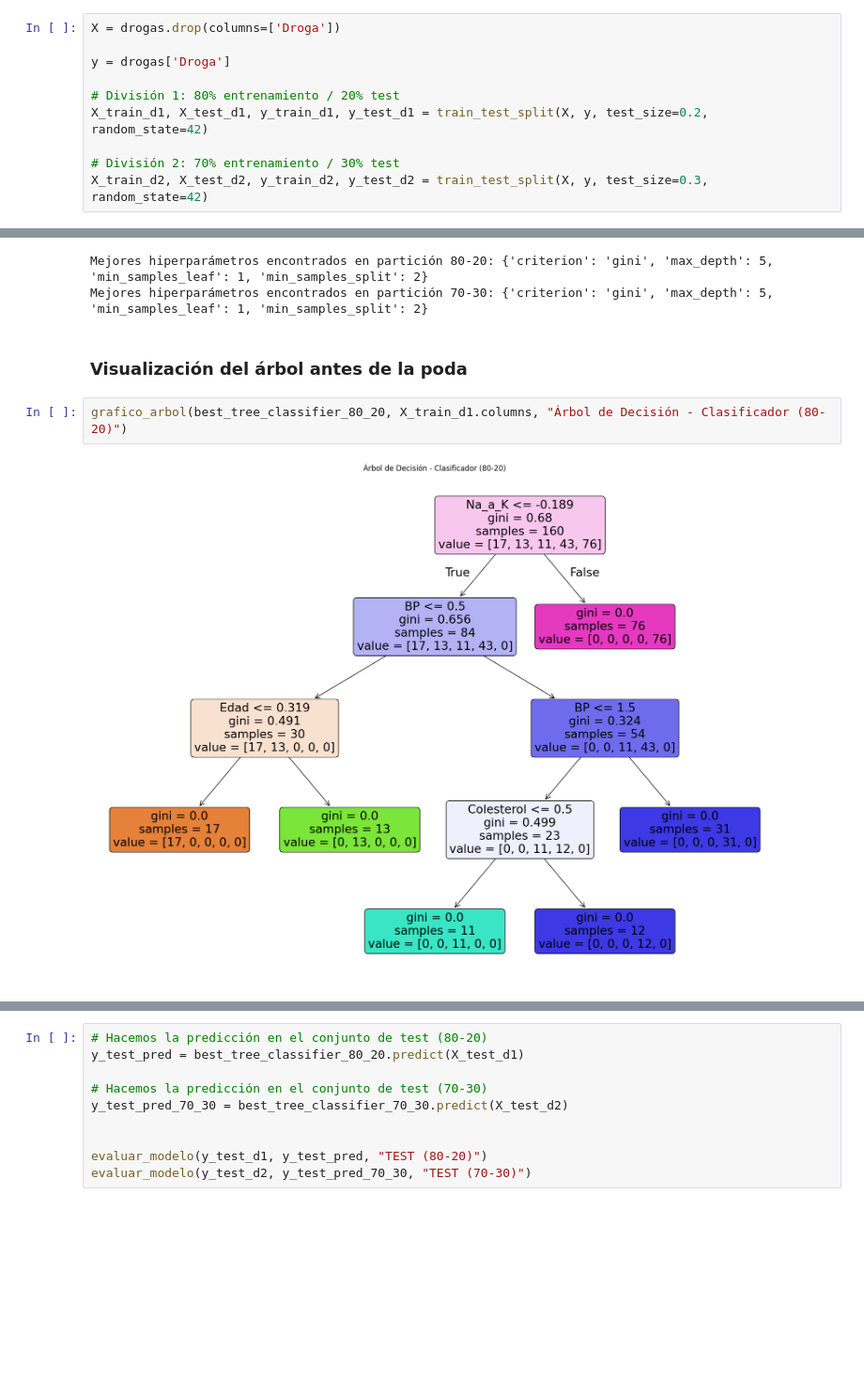
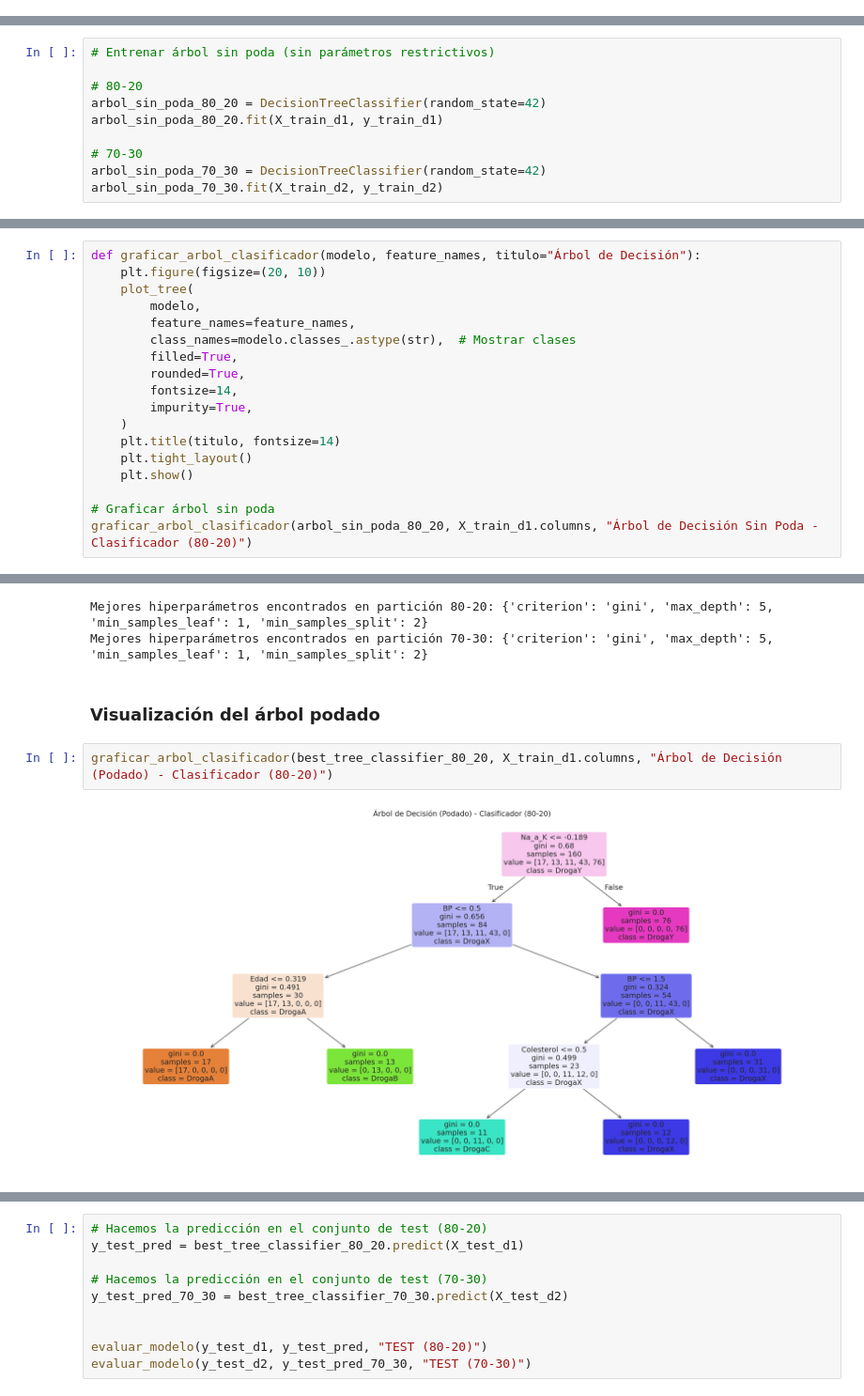
Before and after one commit to Kabarou/TP2_Mineria, a Jupyter notebook: tp2_mineria.ipynb, the cells around one changed output, grey strips where cells are left out. Shown at 94% size. Cells and saved outputs as stored; diff of their text form; blank space fills up the shorter version.

```diff
--- a/tp2_mineria.ipynb
+++ b/tp2_mineria.ipynb
@@ -453,10 +483,0 @@ plt.show()
-# %%
-X = drogas.drop(columns=['Droga'])
-
-y = drogas['Droga']
-
-# División 1: 80% entrenamiento / 20% test
-X_train_d1, X_test_d1, y_train_d1, y_test_d1 = train_test_split(X, y, test_size=0.2, random_state=42)
-
-# División 2: 70% entrenamiento / 30% test
-X_train_d2, X_test_d2, y_train_d2, y_test_d2 = train_test_split(X, y, test_size=0.3, random_state=42)
@@ -499,0 +580,10 @@ X_test_d2[columnas_a_escalar] = scaler_70_30.transform(X_test_d2[columnas_a_esca
+# %%
+# Entrenar árbol sin poda (sin parámetros restrictivos)
+
+# 80-20
+arbol_sin_poda_80_20 = DecisionTreeClassifier(random_state=42)
+arbol_sin_poda_80_20.fit(X_train_d1, y_train_d1)
+
+# 70-30
+arbol_sin_poda_70_30 = DecisionTreeClassifier(random_state=42)
+arbol_sin_poda_70_30.fit(X_train_d2, y_train_d2)
@@ -499,0 +592,18 @@ X_test_d2[columnas_a_escalar] = scaler_70_30.transform(X_test_d2[columnas_a_esca
+# %%
+def graficar_arbol_clasificador(modelo, feature_names, titulo="Árbol de Decisión"):
+    plt.figure(figsize=(20, 10))
+    plot_tree(
+        modelo,
+        feature_names=feature_names,
+        class_names=modelo.classes_.astype(str),  # Mostrar clases
+        filled=True,
+        rounded=True,
+        fontsize=14,
+        impurity=True,
+    )
+    plt.title(titulo, fontsize=14)
+    plt.tight_layout()
+    plt.show()
+
+# Graficar árbol sin poda
+graficar_arbol_clasificador(arbol_sin_poda_80_20, X_train_d1.columns, "Árbol de Decisión Sin Poda - Clasificador (80-20)")
@@ -526,8 +671,8 @@ print("Mejores hiperparámetros encontrados en partición 70-30:", grid_search_7
 Mejores hiperparámetros encontrados en partición 80-20: {'criterion': 'gini', 'max_depth': 5, 'min_samples_leaf': 1, 'min_samples_split': 2}
 Mejores hiperparámetros encontrados en partición 70-30: {'criterion': 'gini', 'max_depth': 5, 'min_samples_leaf': 1, 'min_samples_split': 2}
 # %% [markdown]
-### Visualización del árbol antes de la poda
+### Visualización del árbol podado
 # %%
-grafico_arbol(best_tree_classifier_80_20, X_train_d1.columns, "Árbol de Decisión - Clasificador (80-20)")
+graficar_arbol_clasificador(best_tree_classifier_80_20, X_train_d1.columns, "Árbol de Decisión (Podado) - Clasificador (80-20)")
 # %% [output]
-[figure, old version]
+[figure, new version]
```
Also changed, not shown: parts of 98 cells of this notebook.
